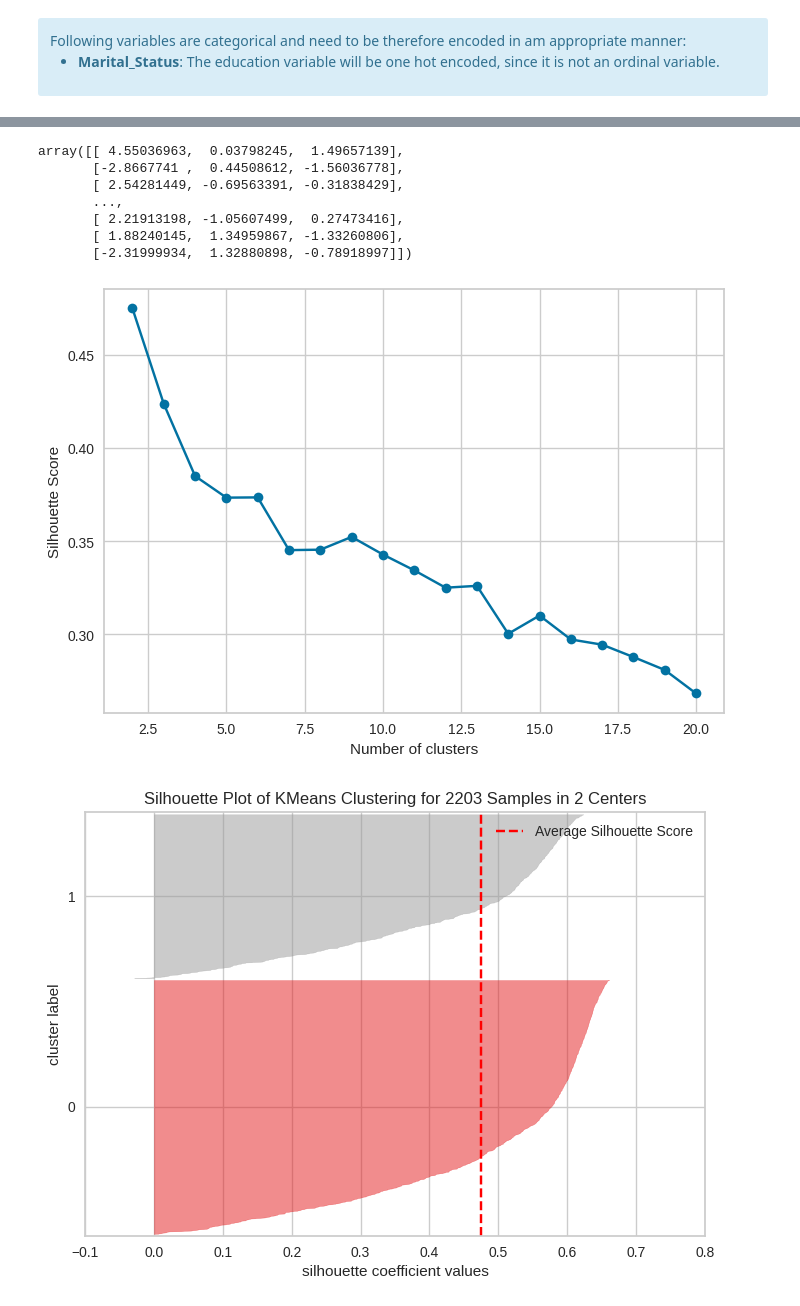
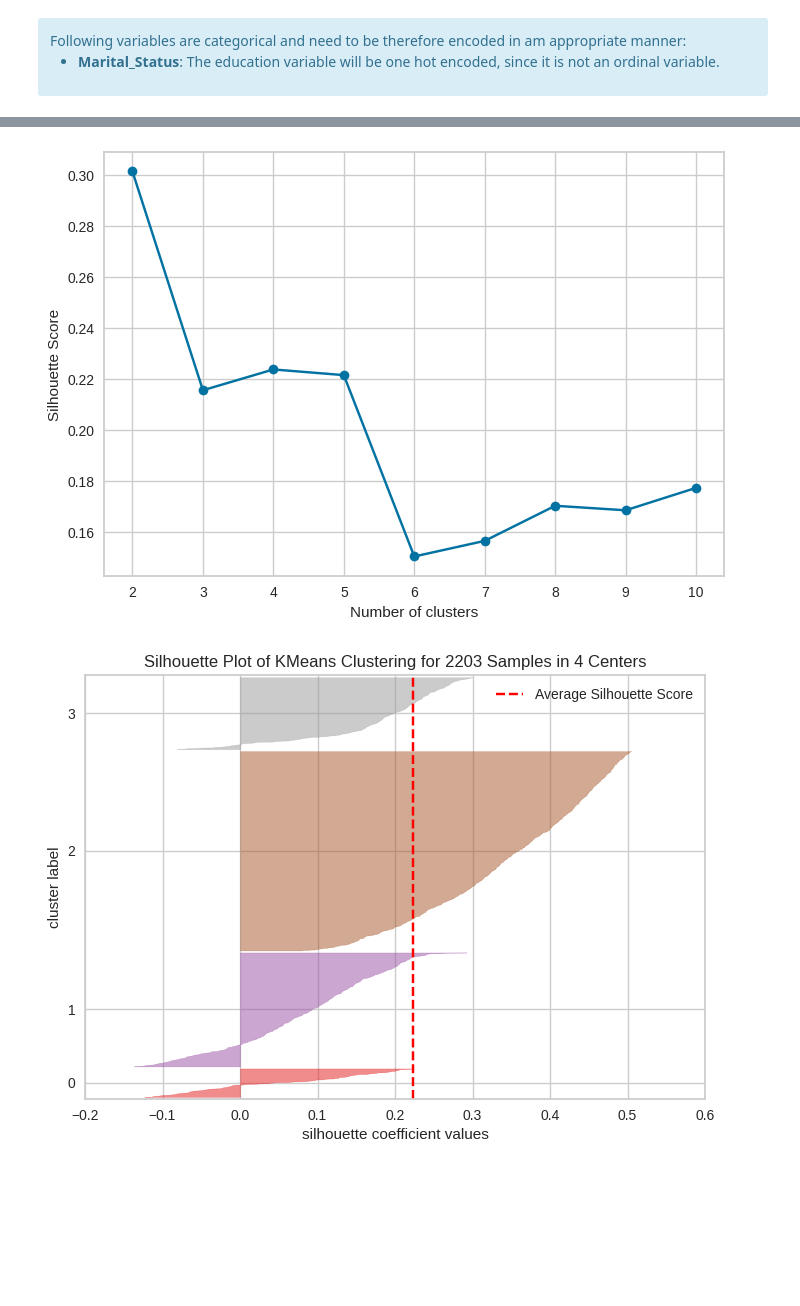
Before and after one commit to Tomson909/Customer-Personality-Analysis, a Jupyter notebook: main.ipynb, the cells around one changed output, grey strips where cells are left out. Saved outputs shown, nothing was run; the diff lists cells and outputs as text; code cells hidden in the pictures; blank space fills up the shorter version.

Commit message:
Start pca, kmeans on hole dataset does nto work very good

```diff
--- a/main.ipynb
+++ b/main.ipynb
@@ -651,6 +651,7 @@ Following variables are categorical and need to be therefore encoded in am appro
 - **Marital_Status**: The education variable will be one hot encoded, since it is not an ordinal variable.
 </div>
 # %%
-one_hot = ['Marital_Status']
-data = pd.get_dummies(data, columns=one_hot)
-data.info()
+#one_hot = ['Marital_Status']
+#data = pd.get_dummies(data, columns=one_hot)
+#data.info()
+data.drop('Marital_Status', axis=1, inplace=True)
@@ -688,7 +682,7 @@ from sklearn.metrics import silhouette_score
 # pricipal component analysis
 from sklearn.decomposition import PCA
 
-# drop the columns with nan
+'''# drop the columns with nan
 data.dropna(inplace=True)
 num_cols = ['Income', 'Kidhome',
        'Teenhome', 'Recency', 'MntWines', 'MntFruits',
@@ -711,8 +705,6 @@ class KMEANS_Wrapper:
         self.bin_cols = bin_cols
         self.n_components = n_components
         self.pca = pca
-
-        # used attributes:
         self.used_attributes = self.num_cols + self.cat_cols + self.bin_cols
 
     def pca_features(self, X, n_components = 3):
@@ -744,42 +736,60 @@ class KMEANS_Wrapper:
         self.silhouette_scores = []
         for i in range(self.min_clusters, self.max_clusters+1):
             model = KMeans(n_clusters=i, random_state=42, n_init=10, max_iter=1000)
             silhouette = silhouette_score(data, model.fit_predict(data))
             self.silhouette_scores.append(silhouette)
 
     def plot_optimal_cluster_knee(self):
         plt.plot(range(self.min_clusters, self.max_clusters+1),self.silhouette_scores, marker='o')
         plt.xlabel('Number of clusters')
         plt.ylabel('Silhouette Score')
         plt.show()
 
     def silhouette_plot(self, n_cluster = 1):
         model = KMeans(n_clusters=n_cluster, random_state=42)
         visualizer = SilhouetteVisualizer(model)
         visualizer.fit(self.X)
         visualizer.show()
 
     def fit(self, data):
         X = self.preprocessor(data)
         X = self.select_features(X)
         self.model.fit(X)
 
     def dim_reduction(self, data):
         # before using
         X = self.preprocessor(data)
         X = self.select_features(X)
         return self.pca.transform(X)
+    '''
 
-model = KMEANS_Wrapper(data = data, num_cols=num_cols, cat_cols=cat_cols, bin_cols=bin_col, min_clusters=2, max_clusters=20, n_components=3, pca=True)
-model.prep_fit_evaluate()
-model.silhouette_plot(n_cluster=2)
+def find_k(data, min_clusters=1, max_clusters=10):
+    silhouette_scores = []
+    for i in range(min_clusters, max_clusters+1):
+        model = KMeans(n_clusters=i, random_state=42, n_init=20, max_iter=1000)
+        silhouette = silhouette_score(data, model.fit_predict(data))
+        silhouette_scores.append(silhouette)
+    return silhouette_scores
+
+def plot_knee(silhouette_scores, min_clusters=1, max_clusters=10):
+    plt.plot(range(min_clusters, max_clusters+1),silhouette_scores, marker='o')
+    plt.xlabel('Number of clusters')
+    plt.ylabel('Silhouette Score')
+    plt.show()
+
+def plot_silhouette(data, n_cluster = 1):
+    model = KMeans(n_clusters=n_cluster, random_state=42)
+    visualizer = SilhouetteVisualizer(model)
+    visualizer.fit(data)
+    visualizer.show()
+# data is already one hot encoded and therefore we can use it directly, only normalizing needs to be done
+st_sc = StandardScaler()
+data_scaled = st_sc.fit_transform(data)
+
+silhouette_scores = find_k(data_scaled, 2, 10)
+plot_knee(silhouette_scores, 2, 10)
+
+plot_silhouette(data_scaled, 4)
 # %% [output]
-array([[ 4.55036963,  0.03798245,  1.49657139],
-       [-2.8667741 ,  0.44508612, -1.56036778],
-       [ 2.54281449, -0.69563391, -0.31838429],
-       ...,
-       [ 2.21913198, -1.05607499,  0.27473416],
-       [ 1.88240145,  1.34959867, -1.33260806],
-       [-2.31999934,  1.32880898, -0.78918997]])
-[figure, old version]
+[figure, new version]
-[figure, old version]
+[figure, new version]
```
Also changed, not shown: parts of 6 cells of this notebook.
